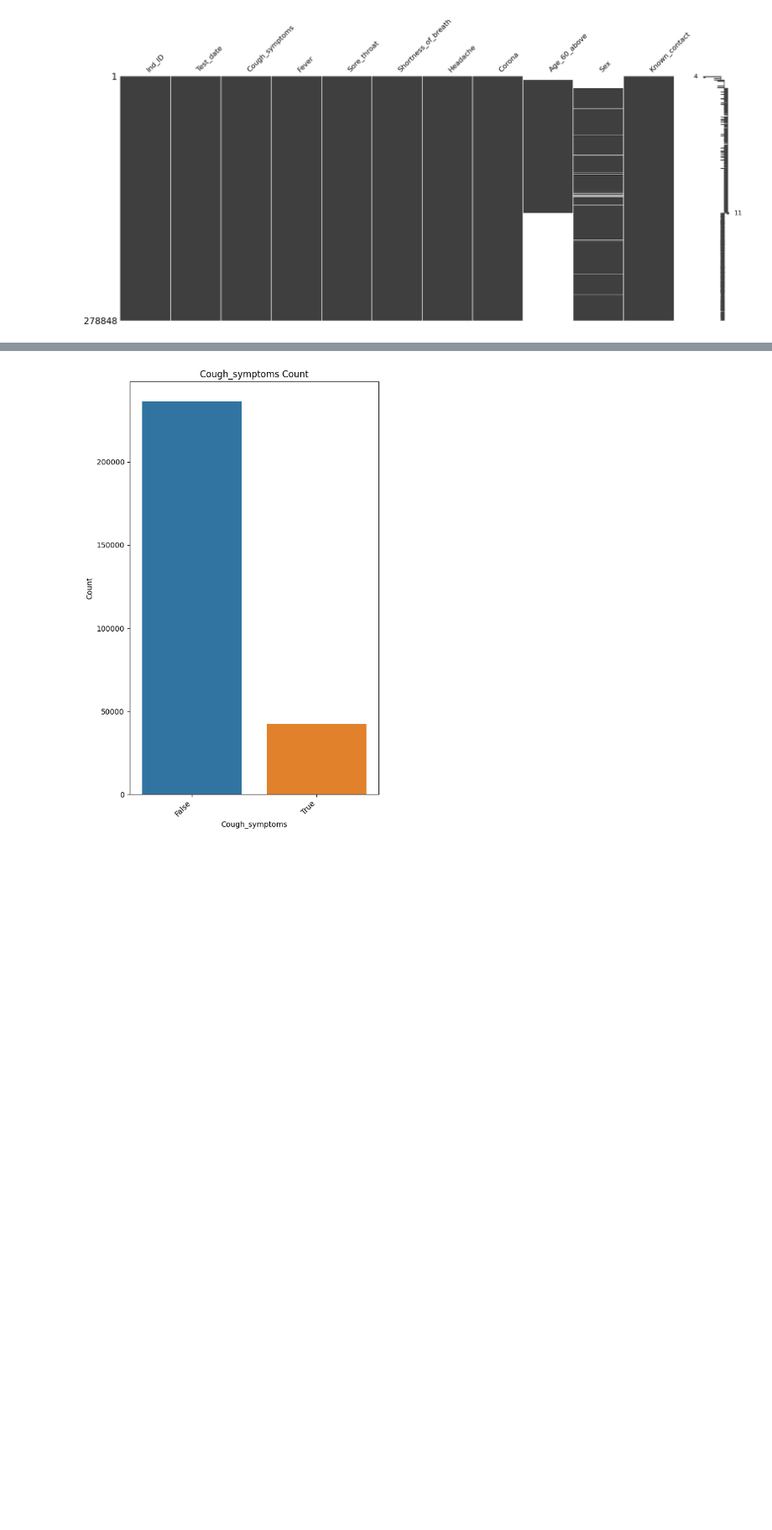
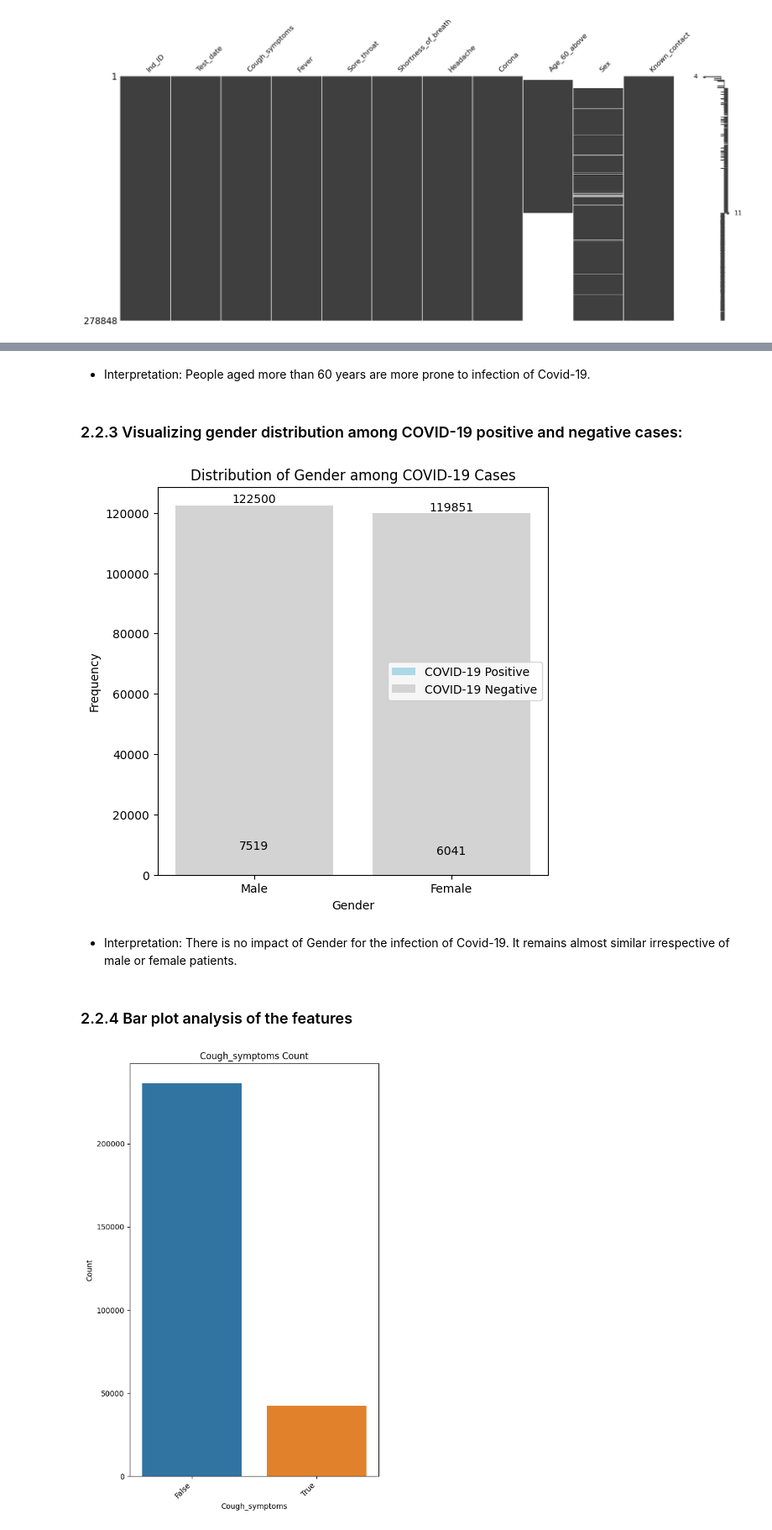
Before and after one commit to CHIRANTH-KS/COVID-19-Prediction-Machine-Learning-, a Jupyter notebook: COVID19_Prediction_Capstone_Project.ipynb, the cells around one changed output, grey strips where cells are left out. Shown at 84% size. Cells and saved outputs as stored; diff of their text form; code cells hidden in the pictures; blank space fills up the shorter version.

```diff
--- a/COVID19_Prediction_Capstone_Project.ipynb
+++ b/COVID19_Prediction_Capstone_Project.ipynb
@@ -195,3 +297,39 @@ Contact with confirmed   10639       3.815340
+# %% [markdown]
+- Interpretation: People aged more than 60 years are more prone to infection of Covid-19.
+# %% [markdown]
+### 2.2.3 Visualizing gender distribution among COVID-19 positive and negative cases:
+# %%
+# Count the frequency of gender for COVID-19 positive and negative cases
+positive_counts = df[df['Corona'] == 'positive']['Sex'].value_counts()
+negative_counts = df[df['Corona'] == 'negative']['Sex'].value_counts()
+
+# Plot the bar chart
+plt.figure(figsize=(6, 6))
+plt.bar(['Male', 'Female'], positive_counts, label='COVID-19 Positive', color='lightblue')
+plt.bar(['Male', 'Female'], negative_counts, label='COVID-19 Negative', color='lightgray')
+
+# Add the counts on top of each bar
+for i, count in enumerate(positive_counts):
+    plt.text(i, count, str(count), ha='center', va='bottom')
+for i, count in enumerate(negative_counts):
+    plt.text(i, count, str(count), ha='center', va='bottom')
+
+# Set labels and title
+plt.xlabel('Gender')
+plt.ylabel('Frequency')
+plt.title('Distribution of Gender among COVID-19 Cases')
+
+# Show legend
+plt.legend(loc='center right')
+
+# Show the plot
+plt.show()
+# %% [output]
+[figure, added]
+# %% [markdown]
+- Interpretation: There is no impact of Gender for the infection of Covid-19. It remains almost similar irrespective of male or female patients.
+# %% [markdown]
+### 2.2.4 Bar plot analysis of the features
 # %%
 # Function to create a pie chart plot
 def create_pie_plot(df, feature):
```
Also changed, not shown: parts of 82 cells of this notebook, 1 other file.
